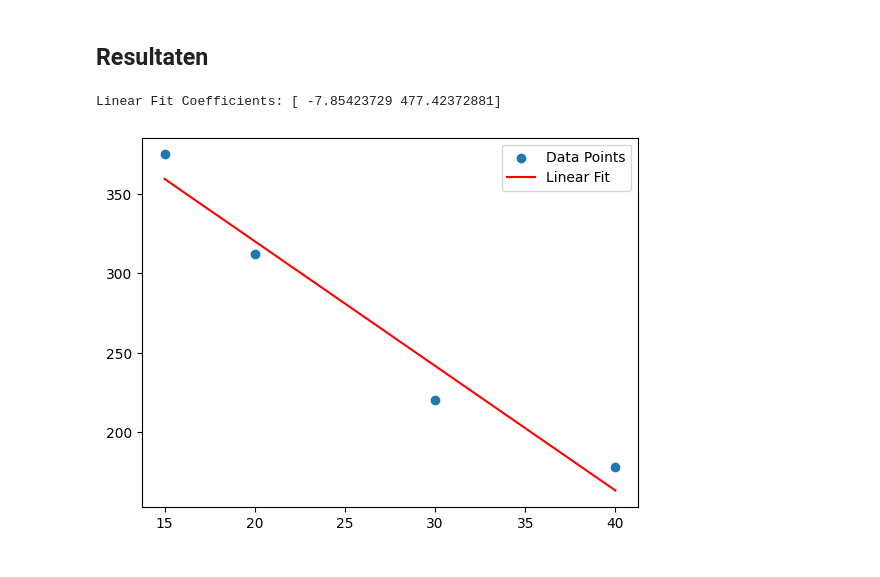
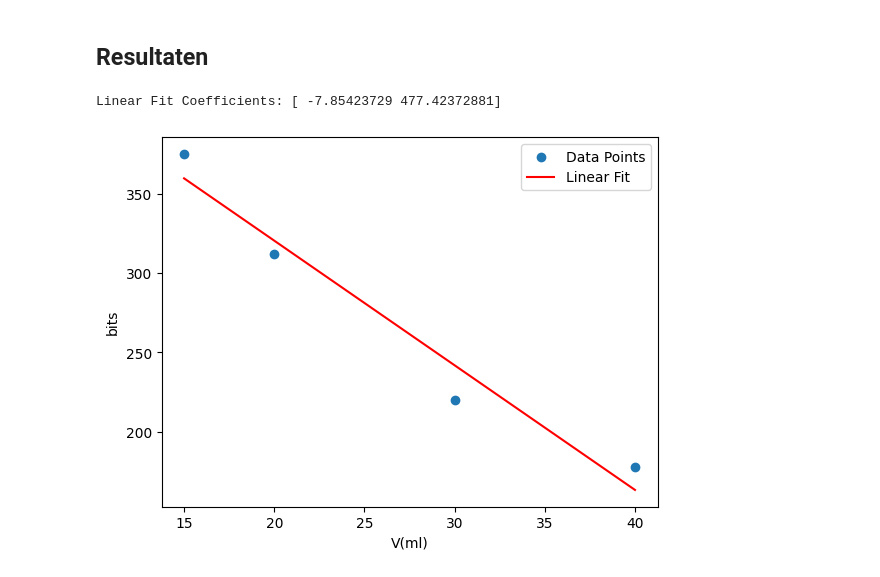
Before and after one commit to firebase21/Group7, a Jupyter notebook: Content/Labs/druksensorijken.ipynb, the cells around one changed output. Saved outputs shown, nothing was run; the diff lists cells and outputs as text; code cells hidden in the pictures.

```diff
--- a/Content/Labs/druksensorijken.ipynb
+++ b/Content/Labs/druksensorijken.ipynb
@@ -73,24 +73,26 @@ Maak gebruik van een systematische fout in het volume om het volume van de tube
 # %%
 ### Jouw data en code
 import numpy as np
 import matplotlib.pyplot as plt
 
-korte_buis = [178,220,312,375]
-kort = [40,30,20,15]
-lange_buis = [178, 219,292,435]
-lang = [40,30,20,10]
+korte_buis_bits = [178,220,312,375]
+korte_buis_ml = [40,30,20,15]
+lange_buis_bits = [178, 219,292,435]
+lange_buis_ml = [40,30,20,10]
 
-coefficients = np.polyfit(kort, korte_buis, 1)
+coefficients = np.polyfit(korte_buis_ml, korte_buis_bits, 1)
 print("Linear Fit Coefficients:", coefficients)
 
 # Create polynomial function
 p = np.poly1d(coefficients)
 
-plt.scatter(kort, korte_buis, label='Data Points')
-plt.plot(kort, p(kort), label='Linear Fit', color='red')
+plt.scatter(korte_buis_ml, korte_buis_bits, label='Data Points')
+plt.plot(korte_buis_ml, p(korte_buis_ml), label='Linear Fit', color='red')
+plt.xlabel("V(ml)")
+plt.ylabel("bits")
 
 plt.legend()
 plt.show()
 # %% [output]
 Linear Fit Coefficients: [ -7.85423729 477.42372881]
-[figure, old version]
+[figure, new version]
```
Also changed, not shown: parts of 2 cells of this notebook.
